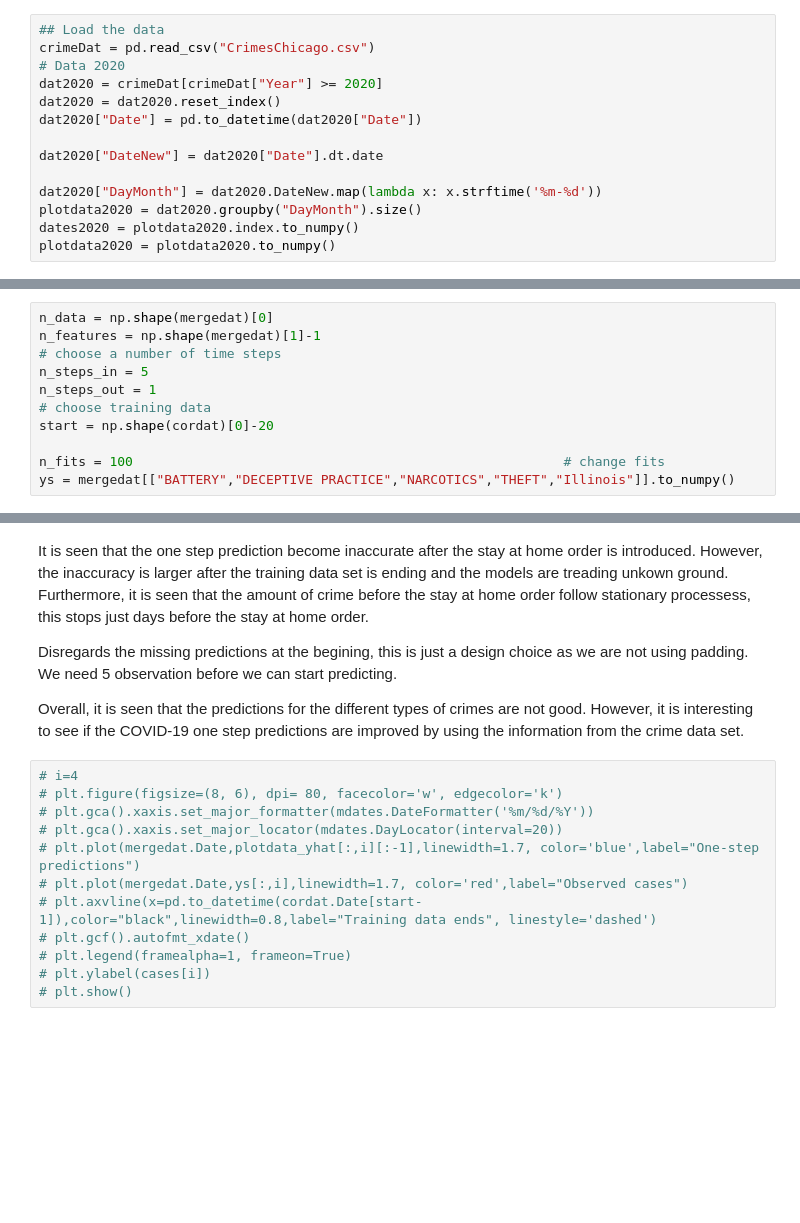
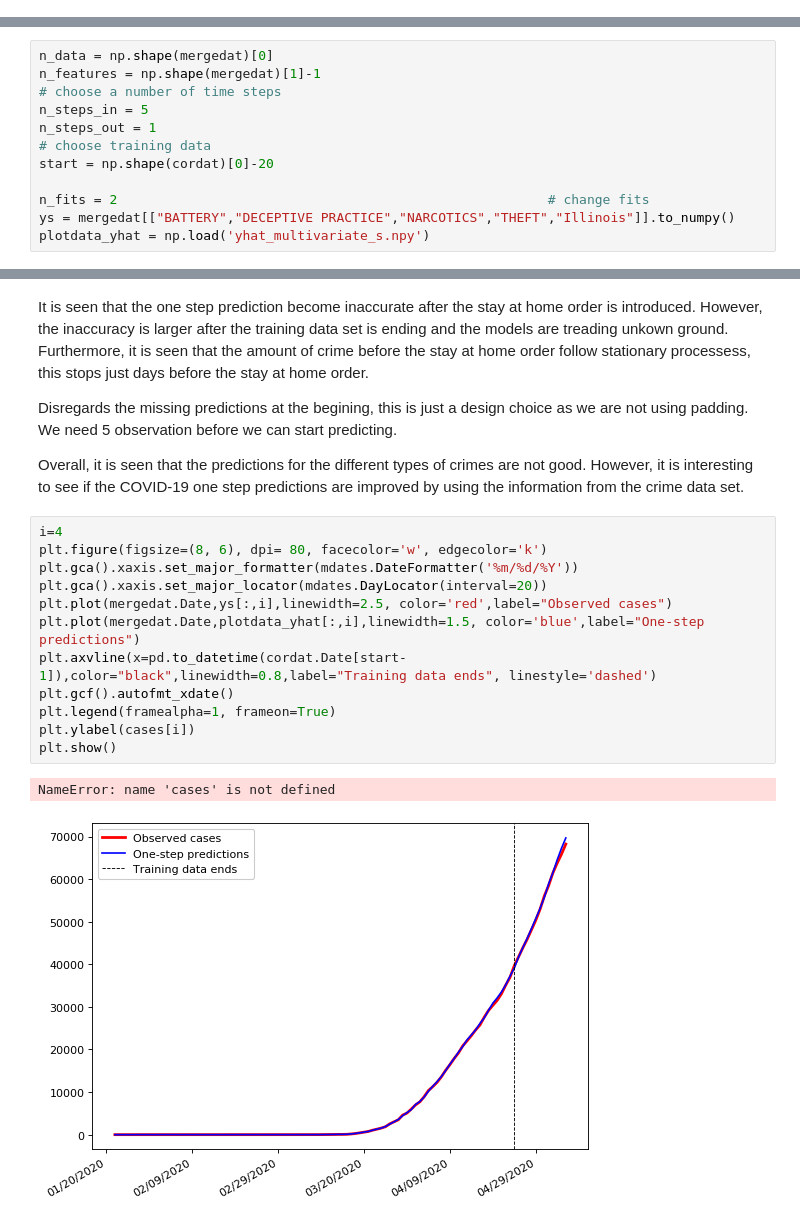
Before and after one commit to neeljansen/SocialDataAnalysisFinalProject, a Jupyter notebook: ExamProject2.ipynb, the cells around one changed output, grey strips where cells are left out. Drawn from its saved outputs; the diff is of its cells as text; blank space fills up the shorter version.

```diff
--- a/ExamProject2.ipynb
+++ b/ExamProject2.ipynb
@@ -573,14 +534,0 @@ cordat["Date"] = pd.to_datetime(cordat["Date"])
-# %%
-## Load the data
-crimeDat = pd.read_csv("CrimesChicago.csv")
-# Data 2020
-dat2020 = crimeDat[crimeDat["Year"] >= 2020]
-dat2020 = dat2020.reset_index()
-dat2020["Date"] = pd.to_datetime(dat2020["Date"])
-
-dat2020["DateNew"] = dat2020["Date"].dt.date
-
-dat2020["DayMonth"] = dat2020.DateNew.map(lambda x: x.strftime('%m-%d'))
-plotdata2020 = dat2020.groupby("DayMonth").size()
-dates2020 = plotdata2020.index.to_numpy()
-plotdata2020 = plotdata2020.to_numpy()
@@ -674,6 +631,7 @@ n_steps_out = 1
 # choose training data
 start = np.shape(cordat)[0]-20
 
-n_fits = 100                                                       # change fits
+n_fits = 2                                                       # change fits
 ys = mergedat[["BATTERY","DECEPTIVE PRACTICE","NARCOTICS","THEFT","Illinois"]].to_numpy()
+plotdata_yhat = np.load('yhat_multivariate_s.npy')
 # %%
@@ -699,17 +715,20 @@ Disregards the missing predictions at the begining, this is just a design choice
 
 Overall, it is seen that the predictions for the different types of crimes are not good. However, it is interesting to see if the COVID-19 one step predictions are improved by using the information from the crime data set.
 # %%
-# i=4
-# plt.figure(figsize=(8, 6), dpi= 80, facecolor='w', edgecolor='k')
-# plt.gca().xaxis.set_major_formatter(mdates.DateFormatter('%m/%d/%Y'))
-# plt.gca().xaxis.set_major_locator(mdates.DayLocator(interval=20))
-# plt.plot(mergedat.Date,plotdata_yhat[:,i][:-1],linewidth=1.7, color='blue',label="One-step predictions")
-# plt.plot(mergedat.Date,ys[:,i],linewidth=1.7, color='red',label="Observed cases")
-# plt.axvline(x=pd.to_datetime(cordat.Date[start-1]),color="black",linewidth=0.8,label="Training data ends", linestyle='dashed')
-# plt.gcf().autofmt_xdate()
-# plt.legend(framealpha=1, frameon=True)
-# plt.ylabel(cases[i])
-# plt.show()
+i=4
+plt.figure(figsize=(8, 6), dpi= 80, facecolor='w', edgecolor='k')
+plt.gca().xaxis.set_major_formatter(mdates.DateFormatter('%m/%d/%Y'))
+plt.gca().xaxis.set_major_locator(mdates.DayLocator(interval=20))
+plt.plot(mergedat.Date,ys[:,i],linewidth=2.5, color='red',label="Observed cases")
+plt.plot(mergedat.Date,plotdata_yhat[:,i],linewidth=1.5, color='blue',label="One-step predictions")
+plt.axvline(x=pd.to_datetime(cordat.Date[start-1]),color="black",linewidth=0.8,label="Training data ends", linestyle='dashed')
+plt.gcf().autofmt_xdate()
+plt.legend(framealpha=1, frameon=True)
+plt.ylabel(cases[i])
+plt.show()
+# %% [output]
+NameError: name 'cases' is not defined
+[figure, added]
 # %% [markdown]
 In the plot, it is hard to distinguish the predicted and observed values. Actually, the lines a plotted almost perfectly on top of eachother. This means that even though the predictions of the different types of crimes was mediocre the predictions for COVID-19 are good. However, before we get to excited, we should again note that the model has a big limitation. The model can only predict developments it has seen before.
 
```
Also changed, not shown: parts of 18 cells of this notebook.
